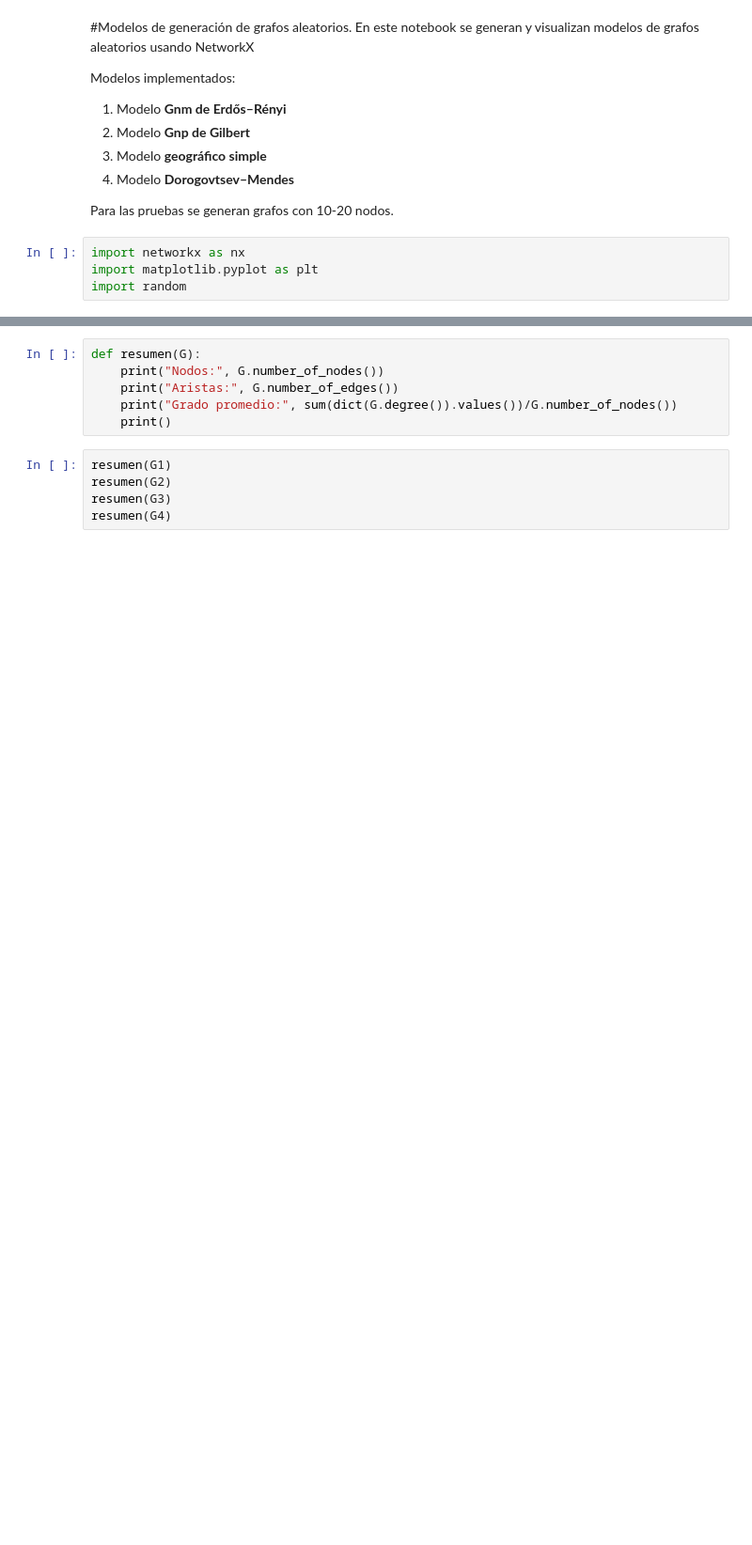
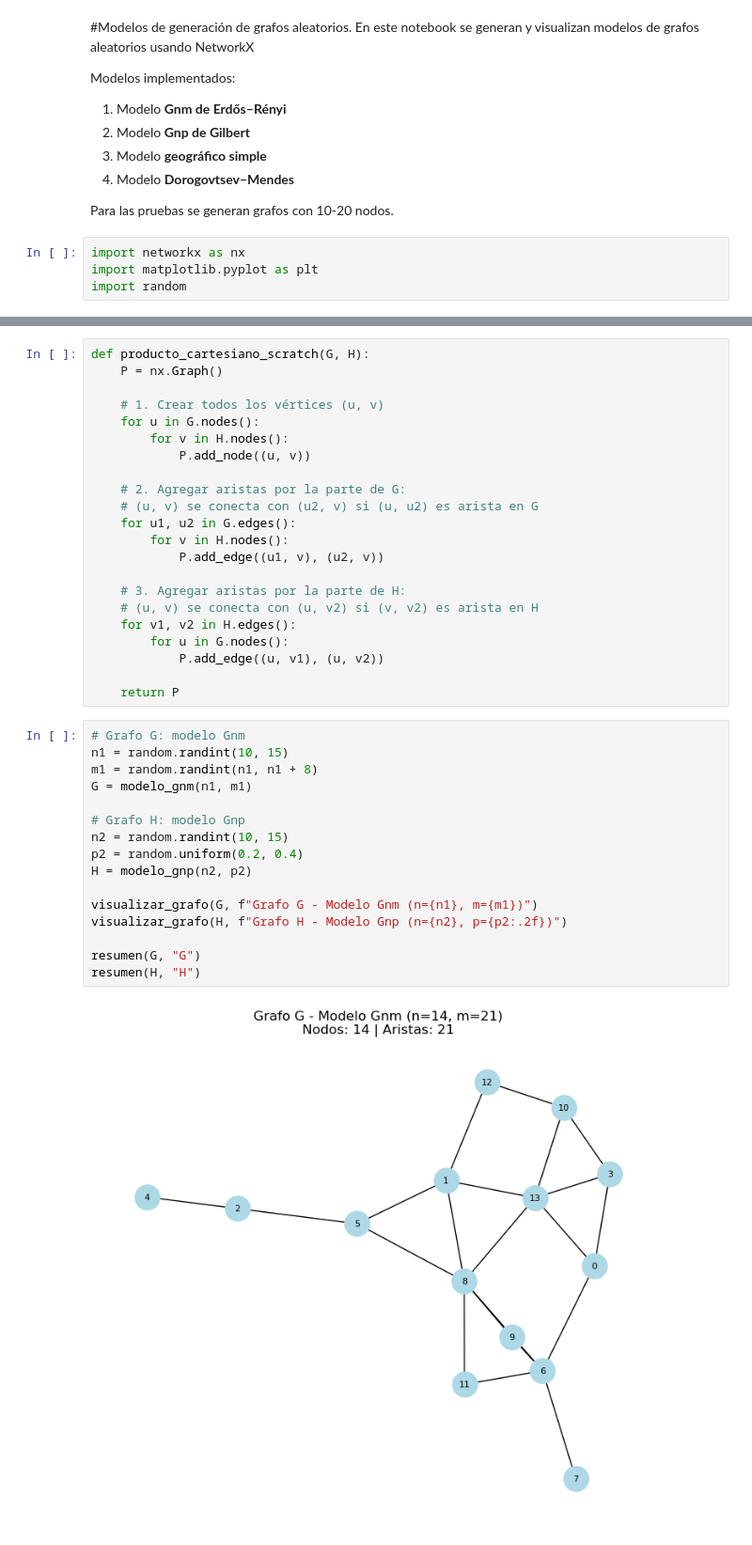
Before and after one commit to DeniLeon/graph-theory-random-models, a Jupyter notebook: notebooks/random_graph_models_gen.ipynb, the cells around one changed output, grey strips where cells are left out. Shown at 94% size. Drawn from its saved outputs; the diff is of its cells as text; blank space fills up the shorter version.

Commit message:
operaciones de grafos en notebook

```diff
--- a/notebooks/random_graph_models_gen.ipynb
+++ b/notebooks/random_graph_models_gen.ipynb
@@ -84,12 +121,40 @@ visualizar_grafo(G4, f"Modelo Dorogovtsev-Mendes (generación={generacion})")
 # %%
-def resumen(G):
-    print("Nodos:", G.number_of_nodes())
-    print("Aristas:", G.number_of_edges())
-    print("Grado promedio:", sum(dict(G.degree()).values())/G.number_of_nodes())
-    print()
+def producto_cartesiano_scratch(G, H):
+    P = nx.Graph()
+
+    # 1. Crear todos los vértices (u, v)
+    for u in G.nodes():
+        for v in H.nodes():
+            P.add_node((u, v))
+
+    # 2. Agregar aristas por la parte de G:
+    # (u, v) se conecta con (u2, v) si (u, u2) es arista en G
+    for u1, u2 in G.edges():
+        for v in H.nodes():
+            P.add_edge((u1, v), (u2, v))
+
+    # 3. Agregar aristas por la parte de H:
+    # (u, v) se conecta con (u, v2) si (v, v2) es arista en H
+    for v1, v2 in H.edges():
+        for u in G.nodes():
+            P.add_edge((u, v1), (u, v2))
+
+    return P
 # %%
-resumen(G1)
-resumen(G2)
-resumen(G3)
-resumen(G4)
+# Grafo G: modelo Gnm
+n1 = random.randint(10, 15)
+m1 = random.randint(n1, n1 + 8)
+G = modelo_gnm(n1, m1)
+
+# Grafo H: modelo Gnp
+n2 = random.randint(10, 15)
+p2 = random.uniform(0.2, 0.4)
+H = modelo_gnp(n2, p2)
+
+visualizar_grafo(G, f"Grafo G - Modelo Gnm (n={n1}, m={m1})")
+visualizar_grafo(H, f"Grafo H - Modelo Gnp (n={n2}, p={p2:.2f})")
+
+resumen(G, "G")
+resumen(H, "H")
 # %% [output]
+[figure, added]
```
Also changed, not shown: parts of 10 cells of this notebook, 1 other file.
